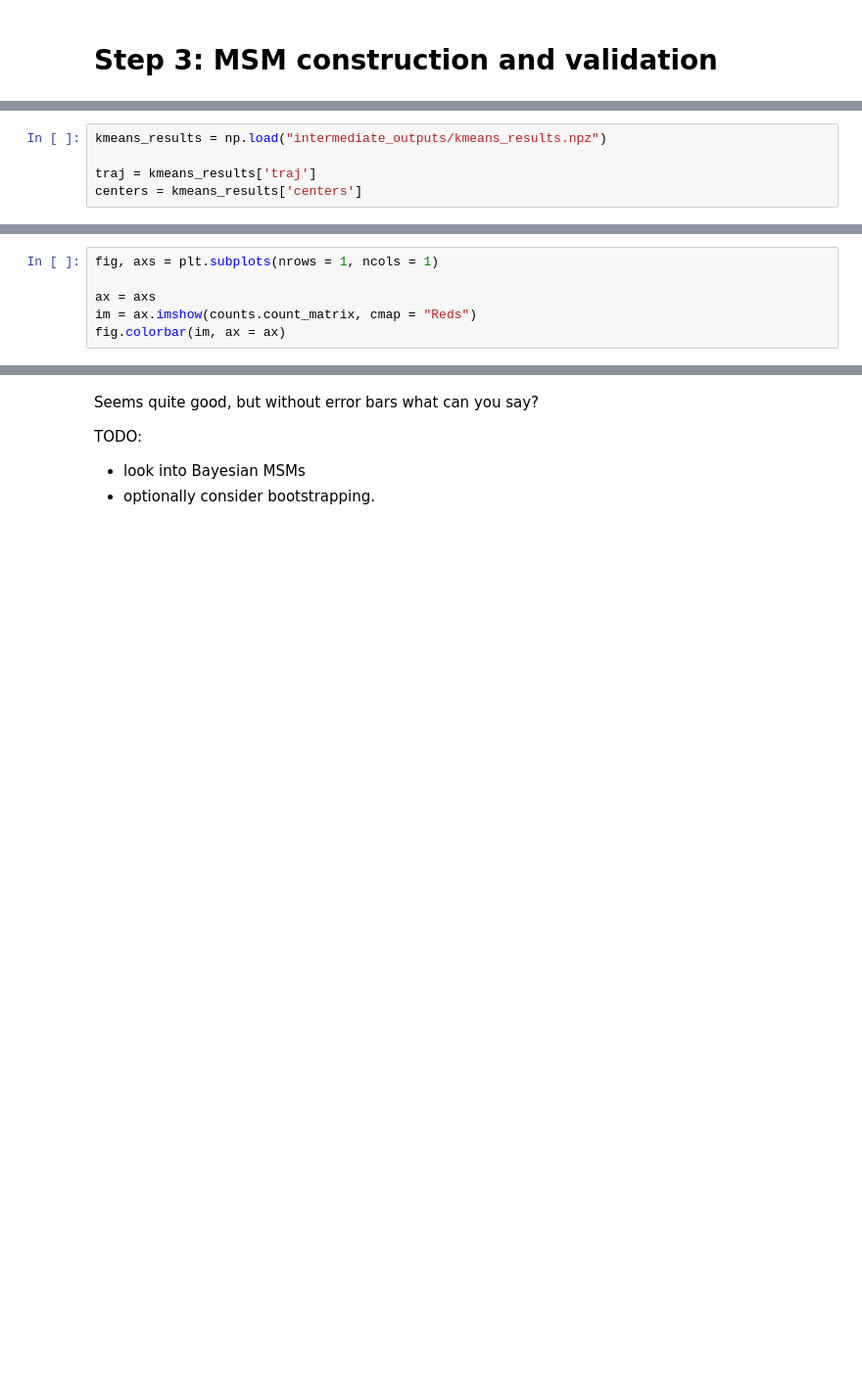
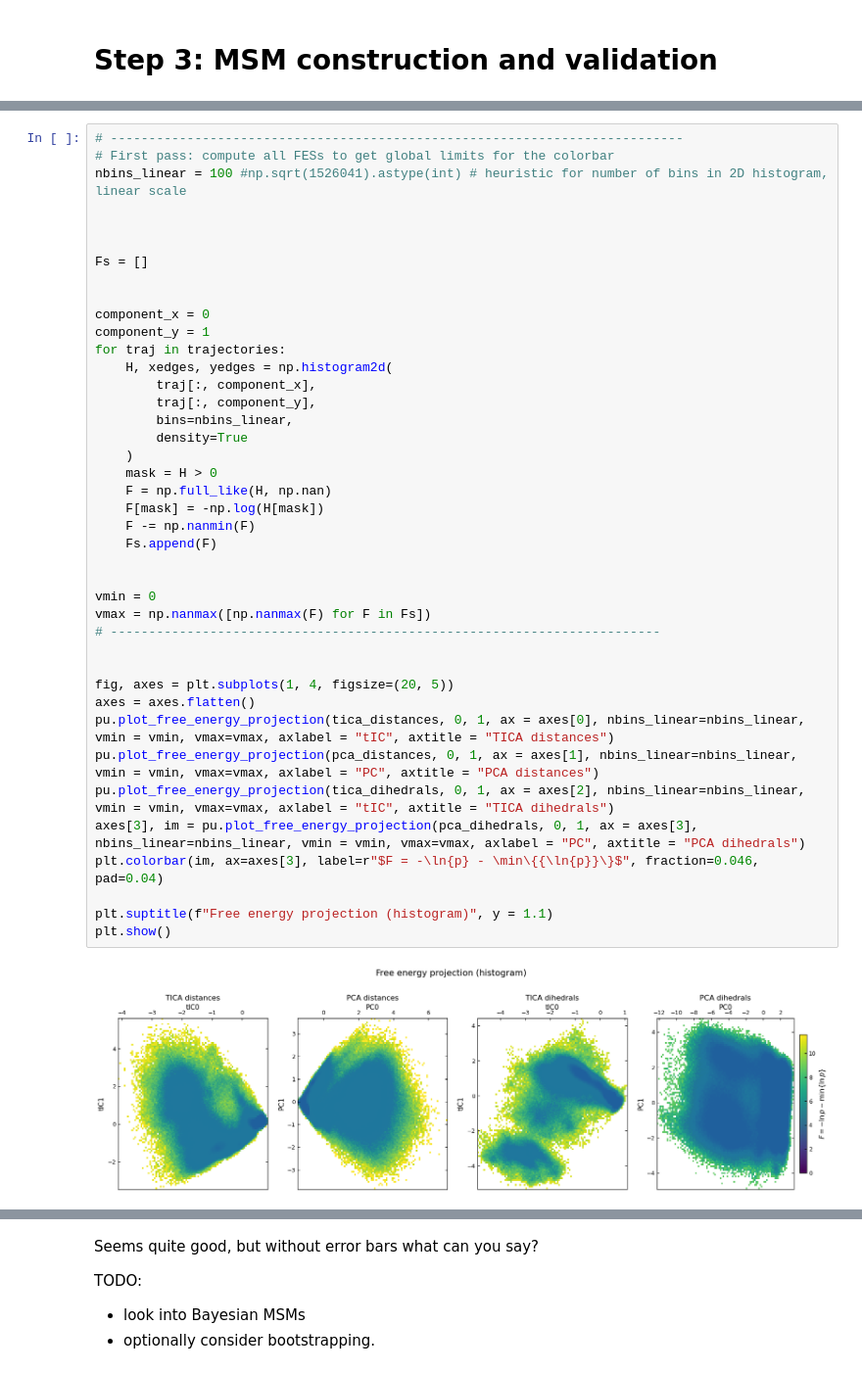
Before and after one commit to miriamzara/MSM, a Jupyter notebook: root/notebooks/step_3_msm_construction.ipynb, the cells around one changed output, grey strips where cells are left out. Shown at 98% size. Saved outputs shown, nothing was run; the diff lists cells and outputs as text; blank space fills up the shorter version.

```diff
--- a/root/notebooks/step_3_msm_construction.ipynb
+++ b/root/notebooks/step_3_msm_construction.ipynb
@@ -99,5 +2,0 @@ for pca_x, pca_y in [(0, 1), (0, 2), (0, 3), (0,4)]:
-# %%
-kmeans_results = np.load("intermediate_outputs/kmeans_results.npz")
-
-traj = kmeans_results['traj']
-centers = kmeans_results['centers']
@@ -161,6 +2,0 @@ counts = estimator.fit(traj).fetch_model()
-# %%
-fig, axs = plt.subplots(nrows = 1, ncols = 1)
-
-ax = axs
-im = ax.imshow(counts.count_matrix, cmap = "Reds")
-fig.colorbar(im, ax = ax)
@@ -441,0 +69,43 @@ plt.show()
+# %%
+# ---------------------------------------------------------------------------
+# First pass: compute all FESs to get global limits for the colorbar
+nbins_linear = 100 #np.sqrt(1526041).astype(int) # heuristic for number of bins in 2D histogram, linear scale
+
+
+
+Fs = []
+
+
+component_x = 0
+component_y = 1
+for traj in trajectories:
+    H, xedges, yedges = np.histogram2d(
+        traj[:, component_x],
+        traj[:, component_y],
+        bins=nbins_linear,
+        density=True
+    )
+    mask = H > 0
+    F = np.full_like(H, np.nan)
+    F[mask] = -np.log(H[mask])
+    F -= np.nanmin(F)
+    Fs.append(F)
+
+
+vmin = 0
+vmax = np.nanmax([np.nanmax(F) for F in Fs])
+# ------------------------------------------------------------------------
+
+
+fig, axes = plt.subplots(1, 4, figsize=(20, 5))
+axes = axes.flatten()
+pu.plot_free_energy_projection(tica_distances, 0, 1, ax = axes[0], nbins_linear=nbins_linear, vmin = vmin, vmax=vmax, axlabel = "tIC", axtitle = "TICA distances")
+pu.plot_free_energy_projection(pca_distances, 0, 1, ax = axes[1], nbins_linear=nbins_linear, vmin = vmin, vmax=vmax, axlabel = "PC", axtitle = "PCA distances")
+pu.plot_free_energy_projection(tica_dihedrals, 0, 1, ax = axes[2], nbins_linear=nbins_linear, vmin = vmin, vmax=vmax, axlabel = "tIC", axtitle = "TICA dihedrals")
+axes[3], im = pu.plot_free_energy_projection(pca_dihedrals, 0, 1, ax = axes[3], nbins_linear=nbins_linear, vmin = vmin, vmax=vmax, axlabel = "PC", axtitle = "PCA dihedrals")
+plt.colorbar(im, ax=axes[3], label=r"$F = -\ln{p} - \min\{{\ln{p}}\}$", fraction=0.046, pad=0.04)
+
+plt.suptitle(f"Free energy projection (histogram)", y = 1.1)
+plt.show()
+# %% [output]
+[figure, added]
```
Also changed, not shown: parts of 88 cells of this notebook, 48 other files.
